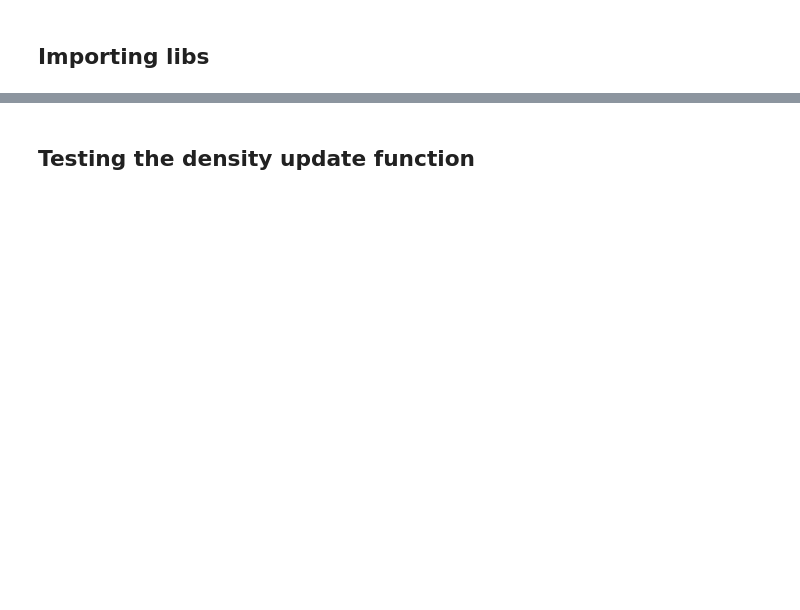
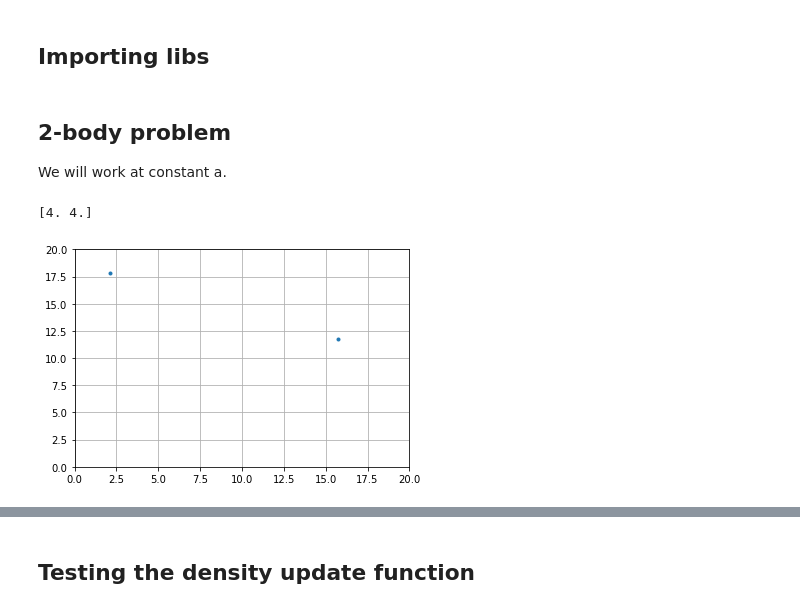
Before and after one commit to Alseidon/cdmsim, a Jupyter notebook: tests.ipynb, the cells around one changed output, grey strips where cells are left out. Cells and saved outputs as stored; diff of their text form; code cells hidden in the pictures; blank space fills up the shorter version.

Commit message:
Modified files to obtain data about 2 body problem

```diff
--- a/tests.ipynb
+++ b/tests.ipynb
@@ -6,4 +6,49 @@ import numpy.fft as fft
 import matplotlib.pyplot as plt
 
 om0 = 1
+# %% [markdown]
+## 2-body problem
+We will work at constant a.
+# %%
+from motion_solver import mom_update, pos_update
+from time_handler import density_update, affiche
+from poisson_solver import psolve
+def step2b(grid, pos, mom, l, m, a, da):
+    _ = mom_update(-grid, pos, mom, a, da, l)
+    _ = pos_update(pos, mom, a, da, l)
+    _ = density_update(grid, pos, l, m)
+    _ = psolve(grid, a)
+    return 0
+
+def simulator2b(l, m, a, da, pos_init, mom_init, show=True):
+    grid = np.zeros((l,l,l))
+    pos, mom = pos_init, mom_init
+
+    line = affiche(pos, 0, l, show, True)
+
+    l_pos = [np.copy(pos_init)[0]]
+    for current_a in a[1:]:
+        step2b(grid, pos, mom, l, m, current_a, da)
+        if show:
+            print('a :{:.3f} / {:.3f}--- p : {} --- dx : {}'.format(current_a, a[-1], mom[0], pos[0]- x_pre))
+        l_pos.append(np.copy(pos[0]))
+        affiche(pos, line, l, show, False)
+        plt.pause(0.01)
+    affiche(pos, line, l, show, False)
+    plt.show()
+    return l_pos
+# %%
+N = 2
+L = 20
+m = 1
+a = np.ones(50) * 0.1
+da = 0.001
+
+pos_init = np.random.random((N, 3)) * L
+mom_init = (np.random.random((N, 3)) - 0.5) * 1
+
+lpos = simulator2b(L, m, a, da, pos_init, mom_init, True)
+# %% [output]
+[4. 4.]
+[figure, added]
 # %% [markdown]
```
Also changed, not shown: parts of 20 cells of this notebook, 4 other files.
